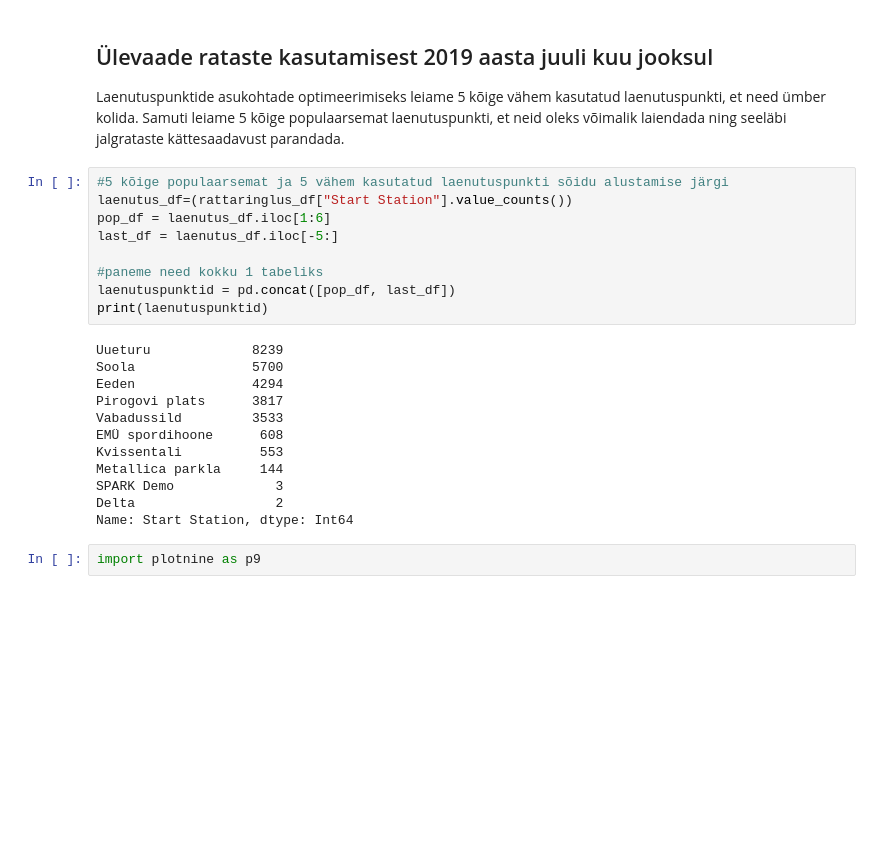
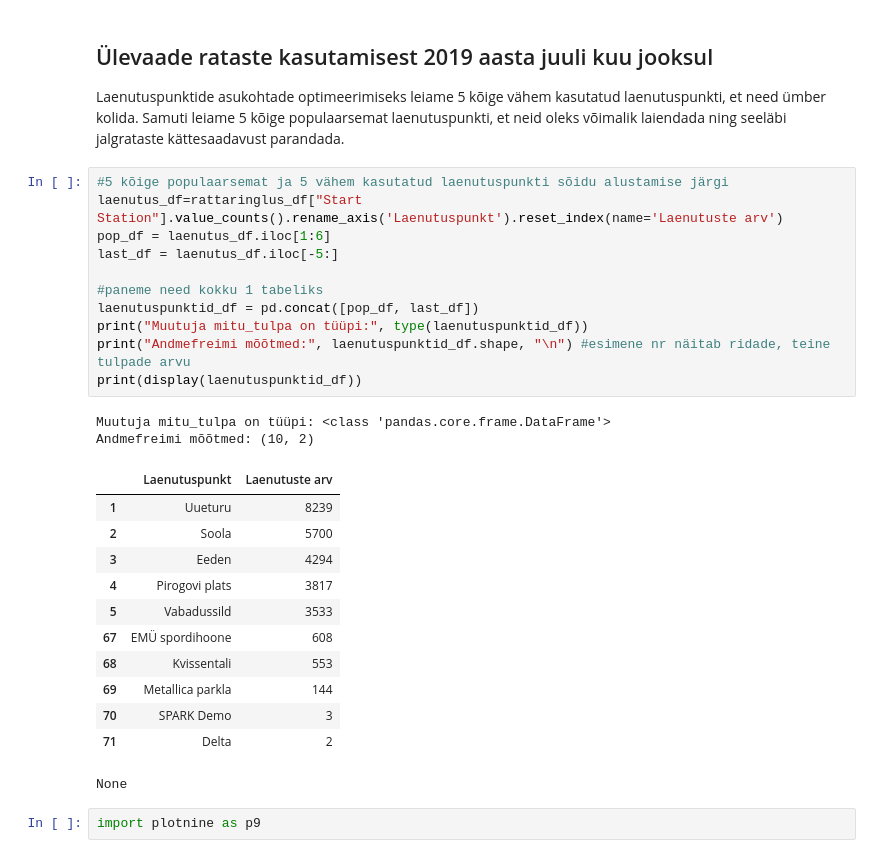
Before and after one commit to dlohmus/rattaringlus, a Jupyter notebook: Tartu_rattaringlus.ipynb, the cells around one changed output. Cells and saved outputs as stored; diff of their text form; blank space fills up the shorter version.

```diff
--- a/Tartu_rattaringlus.ipynb
+++ b/Tartu_rattaringlus.ipynb
@@ -226,24 +220,29 @@ memory usage: 12.2 MB
 Laenutuspunktide asukohtade optimeerimiseks leiame 5 kõige vähem kasutatud laenutuspunkti, et need ümber kolida. Samuti leiame 5 kõige populaarsemat laenutuspunkti, et neid oleks võimalik laiendada ning seeläbi jalgrataste kättesaadavust parandada.
 # %%
 #5 kõige populaarsemat ja 5 vähem kasutatud laenutuspunkti sõidu alustamise järgi
-laenutus_df=(rattaringlus_df["Start Station"].value_counts())
+laenutus_df=rattaringlus_df["Start Station"].value_counts().rename_axis('Laenutuspunkt').reset_index(name='Laenutuste arv')
 pop_df = laenutus_df.iloc[1:6]
 last_df = laenutus_df.iloc[-5:]
 
 #paneme need kokku 1 tabeliks
-laenutuspunktid = pd.concat([pop_df, last_df])
-print(laenutuspunktid)
+laenutuspunktid_df = pd.concat([pop_df, last_df])
+print("Muutuja mitu_tulpa on tüüpi:", type(laenutuspunktid_df))
+print("Andmefreimi mõõtmed:", laenutuspunktid_df.shape, "\n") #esimene nr näitab ridade, teine tulpade arvu
+print(display(laenutuspunktid_df))
 # %% [output]
-Uueturu             8239
-Soola               5700
-Eeden               4294
-Pirogovi plats      3817
-Vabadussild         3533
-EMÜ spordihoone      608
-Kvissentali          553
-Metallica parkla     144
-SPARK Demo             3
-Delta                  2
-Name: Start Station, dtype: Int64
+Muutuja mitu_tulpa on tüüpi: <class 'pandas.core.frame.DataFrame'>
+Andmefreimi mõõtmed: (10, 2)
+|  | Laenutuspunkt | Laenutuste arv |
+| 1 | Uueturu | 8239 |
+| 2 | Soola | 5700 |
+| 3 | Eeden | 4294 |
+| 4 | Pirogovi plats | 3817 |
+| 5 | Vabadussild | 3533 |
+| 67 | EMÜ spordihoone | 608 |
+| 68 | Kvissentali | 553 |
+| 69 | Metallica parkla | 144 |
+| 70 | SPARK Demo | 3 |
+| 71 | Delta | 2 |
+None
 # %%
 import plotnine as p9
```
Also changed, not shown: parts of 9 cells of this notebook.
